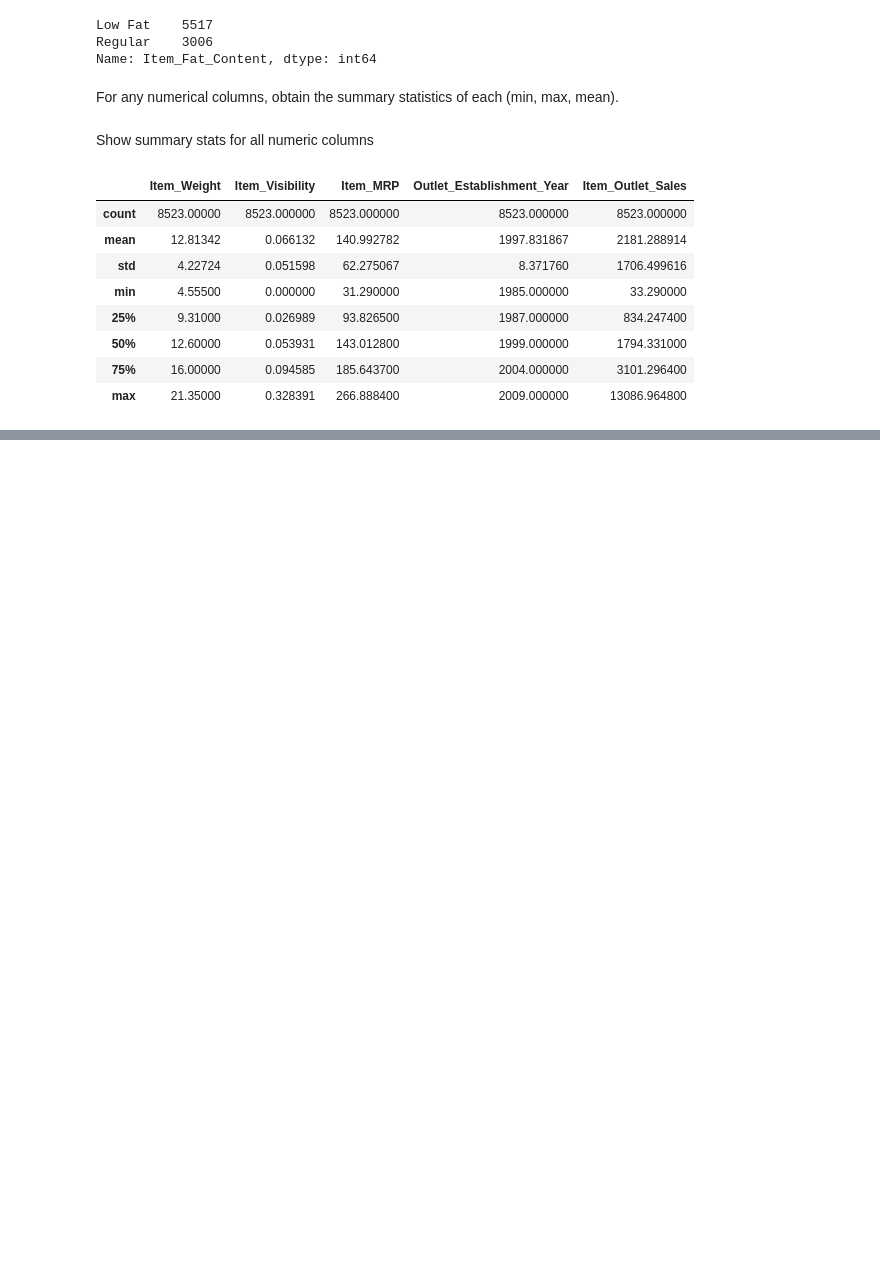
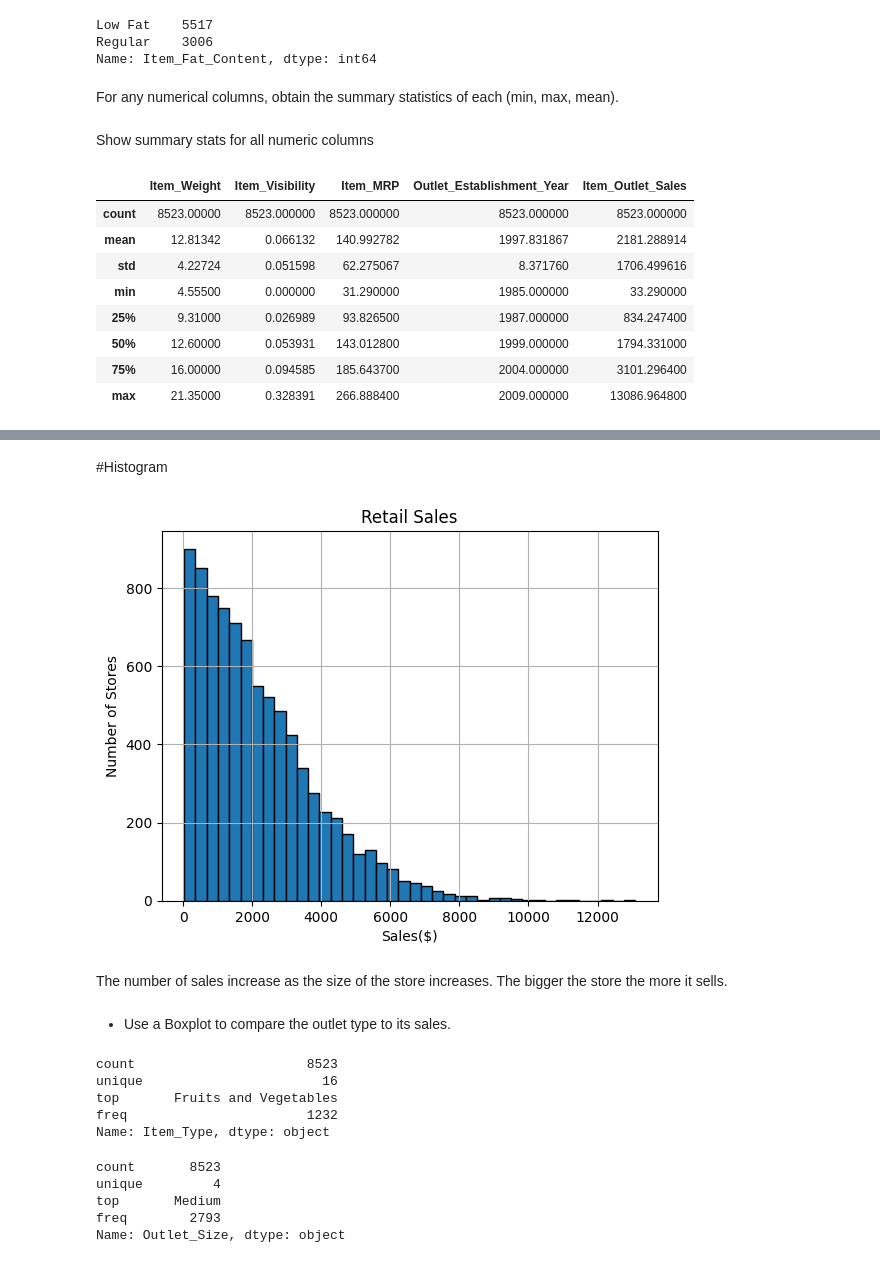
Before and after one commit to Osmayda/Prediction-of-Product-Sales, a Jupyter notebook: Prediction_of_Product_Sales.ipynb, the cells around one changed output, grey strips where cells are left out. Saved outputs shown, nothing was run; the diff lists cells and outputs as text; code cells hidden in the pictures; blank space fills up the shorter version.

```diff
--- a/Prediction_of_Product_Sales.ipynb
+++ b/Prediction_of_Product_Sales.ipynb
@@ -24,5 +24,5 @@ Load the Dataset.
 # %%
-filename = '/content/sales_predictions.csv'
+filename = '/content/CORE ASSIGN 2 sales_predictions.csv'
 df = pd.read_csv(filename)
 # %% [markdown]
 Preview Data
@@ -267,0 +282,35 @@ df.describe()
+# %% [markdown]
+#Histogram
+# %%
+#define a MatplotLib ax object using pandas' .hist(bin=30)
+ax = df['Item_Outlet_Sales'].hist(bins=40, edgecolor='black')
+
+# Set the Title
+ax.set_title('Retail Sales')
+# Set the X axis label
+ax.set_xlabel('Sales($)')
+# Set the Y axis label
+ax.set_ylabel('Number of Stores');
+# %% [output]
+[figure, added]
+# %% [markdown]
+The number of sales increase as the size of the store increases. The bigger the store the more it sells.
+# %% [markdown]
+- Use a Boxplot to compare the outlet type to its sales.
+# %%
+# Display the descriptive statistics for the column
+df['Item_Type'].describe()
+# %% [output]
+count                      8523
+unique                       16
+top       Fruits and Vegetables
+freq                       1232
+Name: Item_Type, dtype: object
+# %%
+df['Outlet_Size'].describe()
+# %% [output]
+count       8523
+unique         4
+top       Medium
+freq        2793
+Name: Outlet_Size, dtype: object
```
Also changed, not shown: parts of 25 cells of this notebook.
